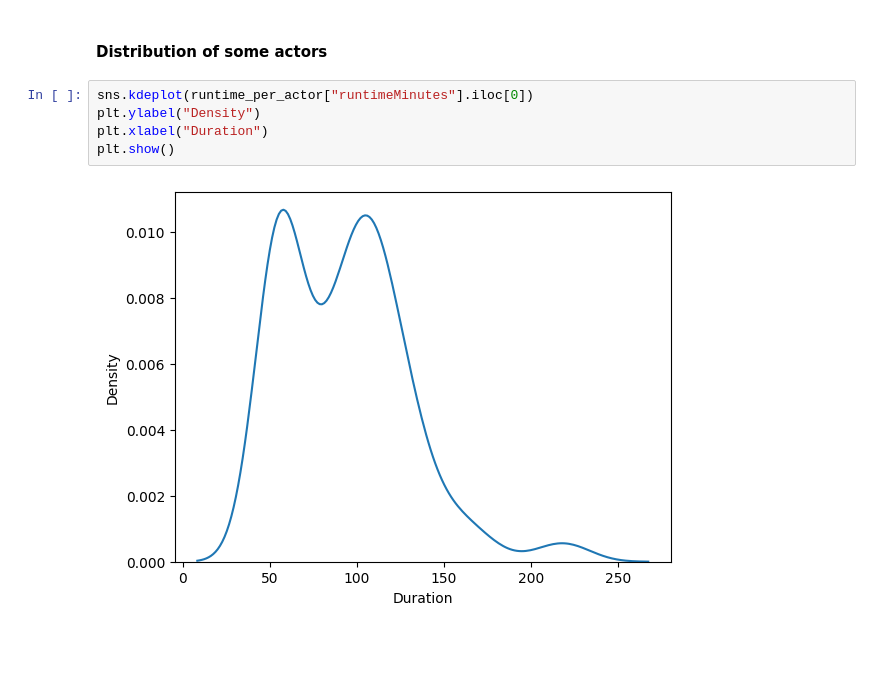
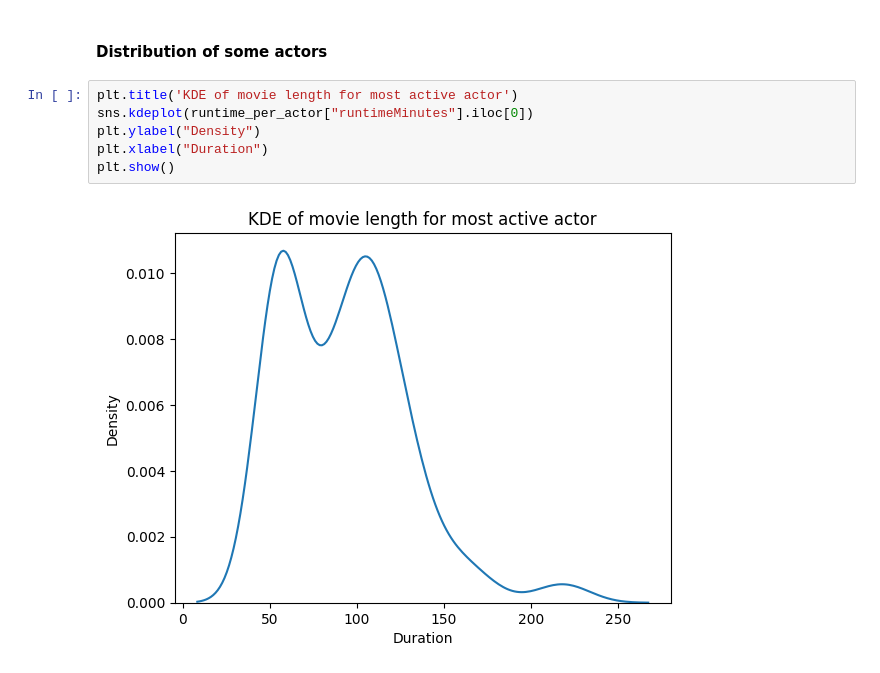
Before and after one commit to epfl-ada/ada-2023-project-advanceddataarsonists, a Jupyter notebook: initial_analyses.ipynb, the cells around one changed output. Saved outputs shown, nothing was run; the diff lists cells and outputs as text; blank space fills up the shorter version.

```diff
--- a/initial_analyses.ipynb
+++ b/initial_analyses.ipynb
@@ -649,10 +665,11 @@ runtime_per_actor = runtime_per_actor.sort_values(by='len', ascending=False).dro
 # %% [markdown]
 #### Distribution of some actors
 # %%
+plt.title('KDE of movie length for most active actor')
 sns.kdeplot(runtime_per_actor["runtimeMinutes"].iloc[0])
 plt.ylabel("Density")
 plt.xlabel("Duration")
 plt.show()
 # %% [output]
-[figure, old version]
+[figure, new version]
 # %%
```
Also changed, not shown: parts of 21 cells of this notebook.
